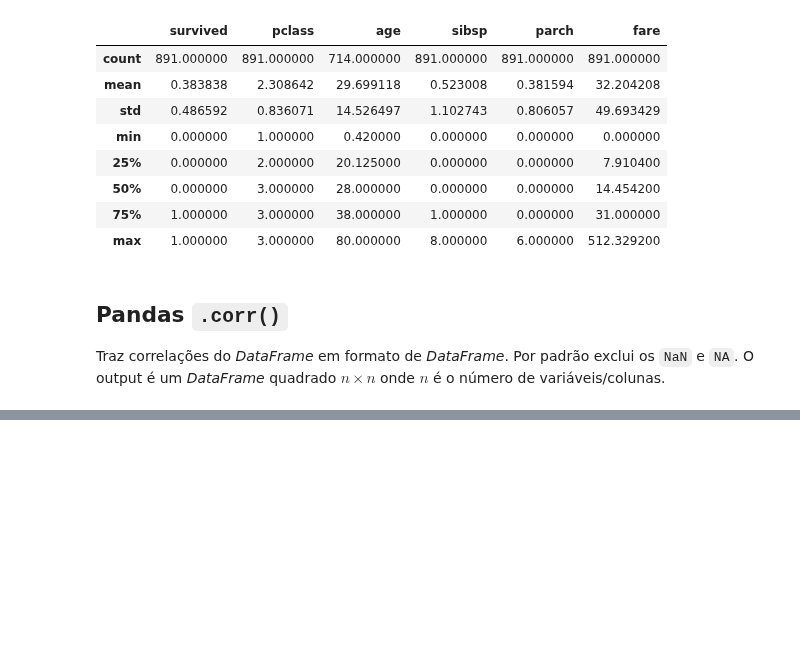
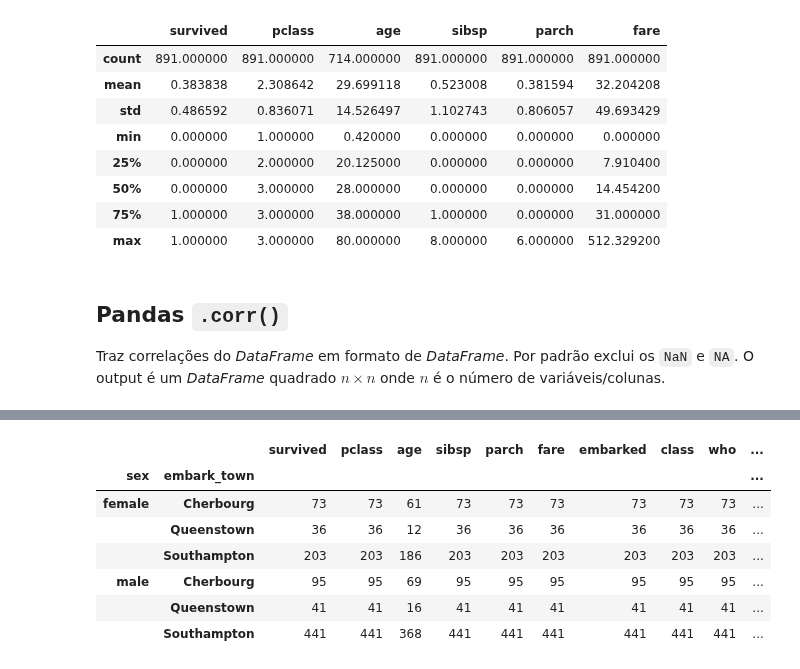
Before and after one commit to storopoli/ciencia-de-dados, a Jupyter notebook: notebooks/Aula_8_pandas_estatistica.ipynb, the cells around one changed output, grey strips where cells are left out. Cells and saved outputs as stored; diff of their text form; code cells hidden in the pictures; blank space fills up the shorter version.

```diff
--- a/notebooks/Aula_8_pandas_estatistica.ipynb
+++ b/notebooks/Aula_8_pandas_estatistica.ipynb
@@ -273 +319,12 @@ https://medium.com/@naomi.fridman/pandas-groupby-explained-with-titanic-6a1c47eb
+# %%
+titanic.groupby(['sex', 'embark_town']).count()
+# %% [output]
+|  |  | survived | pclass | age | sibsp | parch | fare | embarked | class | who | ... |
+| sex | embark_town |  |  |  |  |  |  |  |  |  | ... |
+| female | Cherbourg | 73 | 73 | 61 | 73 | 73 | 73 | 73 | 73 | 73 | ... |
+|  | Queenstown | 36 | 36 | 12 | 36 | 36 | 36 | 36 | 36 | 36 | ... |
+|  | Southampton | 203 | 203 | 186 | 203 | 203 | 203 | 203 | 203 | 203 | ... |
+| male | Cherbourg | 95 | 95 | 69 | 95 | 95 | 95 | 95 | 95 | 95 | ... |
+|  | Queenstown | 41 | 41 | 16 | 41 | 41 | 41 | 41 | 41 | 41 | ... |
+|  | Southampton | 441 | 441 | 368 | 441 | 441 | 441 | 441 | 441 | 441 | ... |
 # %% [markdown]
```
Also changed, not shown: parts of 25 cells of this notebook, 3 other files.
